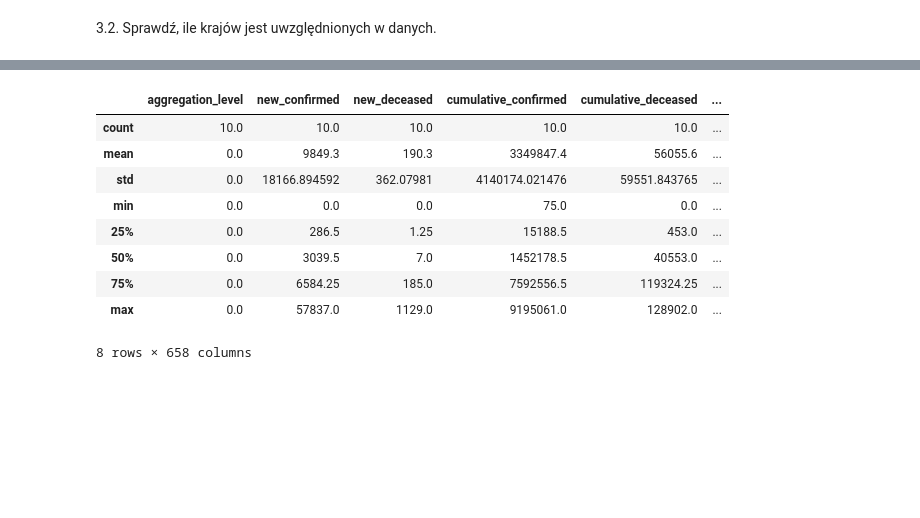
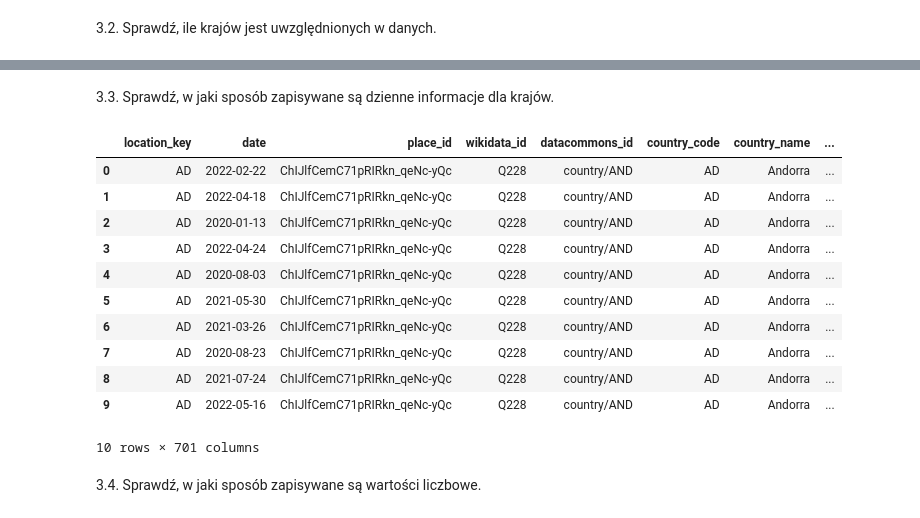
Before and after one commit to JakubKaczmarek5764/BigData1, a Jupyter notebook: main.ipynb, the cells around one changed output, grey strips where cells are left out. Saved outputs shown, nothing was run; the diff lists cells and outputs as text; code cells hidden in the pictures; blank space fills up the shorter version.

```diff
--- a/main.ipynb
+++ b/main.ipynb
@@ -9,7 +9,7 @@ client = bigquery.Client()
 query = ('select * from bigquery-public-data.covid19_open_data.covid19_open_data limit 10')
 query_job = client.query(query)
 query_result = query_job.result()
-df = query_result.to_dataframe()
-df
+df1 = query_result.to_dataframe()
+df1
 # %% [output]
 |  | location_key | date | place_id | wikidata_id | datacommons_id | country_code | country_name | ... |
@@ -56,14 +55,21 @@ df
+# %% [markdown]
+ 3.3. Sprawdź, w jaki sposób zapisywane są dzienne informacje dla krajów.
 # %%
-df.describe()
+df1[df1.country_name == 'Andorra']
+# do dopytania
 # %% [output]
-|  | aggregation_level | new_confirmed | new_deceased | cumulative_confirmed | cumulative_deceased | ... |
-| count | 10.0 | 10.0 | 10.0 | 10.0 | 10.0 | ... |
-| mean | 0.0 | 9849.3 | 190.3 | 3349847.4 | 56055.6 | ... |
-| std | 0.0 | 18166.894592 | 362.07981 | 4140174.021476 | 59551.843765 | ... |
-| min | 0.0 | 0.0 | 0.0 | 75.0 | 0.0 | ... |
-| 25% | 0.0 | 286.5 | 1.25 | 15188.5 | 453.0 | ... |
-| 50% | 0.0 | 3039.5 | 7.0 | 1452178.5 | 40553.0 | ... |
-| 75% | 0.0 | 6584.25 | 185.0 | 7592556.5 | 119324.25 | ... |
-| max | 0.0 | 57837.0 | 1129.0 | 9195061.0 | 128902.0 | ... |
+|  | location_key | date | place_id | wikidata_id | datacommons_id | country_code | country_name | ... |
+| 0 | AD | 2022-02-22 | ChIJlfCemC71pRIRkn_qeNc-yQc | Q228 | country/AND | AD | Andorra | ... |
+| 1 | AD | 2022-04-18 | ChIJlfCemC71pRIRkn_qeNc-yQc | Q228 | country/AND | AD | Andorra | ... |
+| 2 | AD | 2020-01-13 | ChIJlfCemC71pRIRkn_qeNc-yQc | Q228 | country/AND | AD | Andorra | ... |
+| 3 | AD | 2022-04-24 | ChIJlfCemC71pRIRkn_qeNc-yQc | Q228 | country/AND | AD | Andorra | ... |
+| 4 | AD | 2020-08-03 | ChIJlfCemC71pRIRkn_qeNc-yQc | Q228 | country/AND | AD | Andorra | ... |
+| 5 | AD | 2021-05-30 | ChIJlfCemC71pRIRkn_qeNc-yQc | Q228 | country/AND | AD | Andorra | ... |
+| 6 | AD | 2021-03-26 | ChIJlfCemC71pRIRkn_qeNc-yQc | Q228 | country/AND | AD | Andorra | ... |
+| 7 | AD | 2020-08-23 | ChIJlfCemC71pRIRkn_qeNc-yQc | Q228 | country/AND | AD | Andorra | ... |
+| 8 | AD | 2021-07-24 | ChIJlfCemC71pRIRkn_qeNc-yQc | Q228 | country/AND | AD | Andorra | ... |
+| 9 | AD | 2022-05-16 | ChIJlfCemC71pRIRkn_qeNc-yQc | Q228 | country/AND | AD | Andorra | ... |
-8 rows × 658 columns
+10 rows × 701 columns
+# %% [markdown]
+ 3.4. Sprawdź, w jaki sposób zapisywane są wartości liczbowe.
 # %%
```
Also changed, not shown: parts of 10 cells of this notebook.
